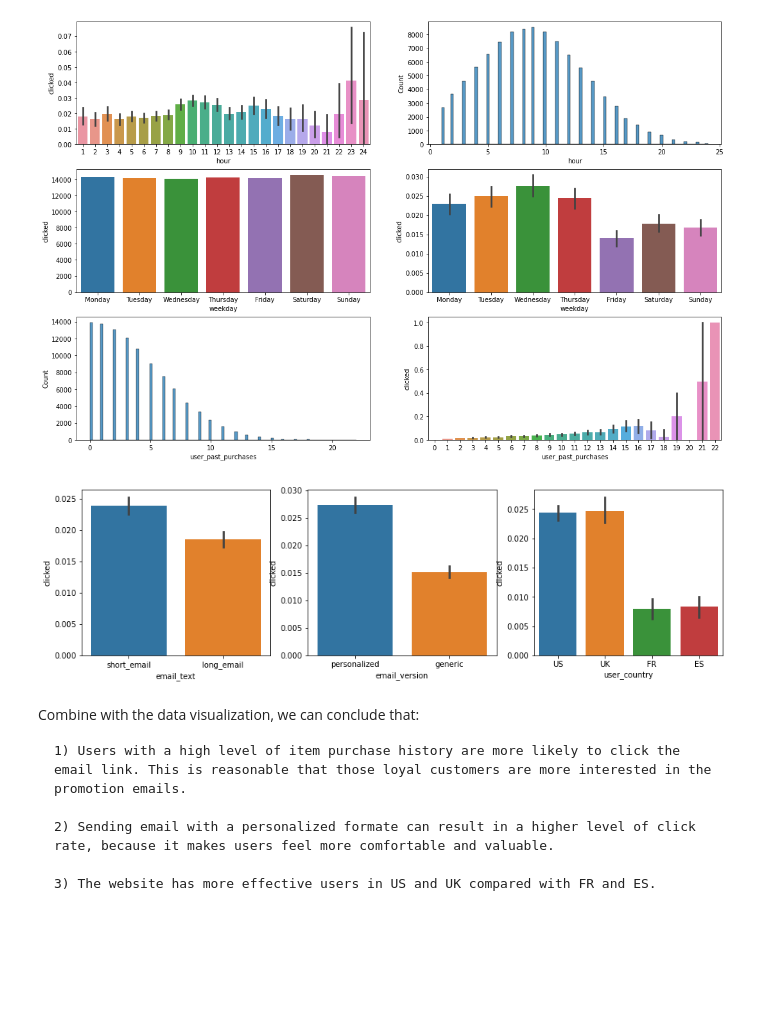
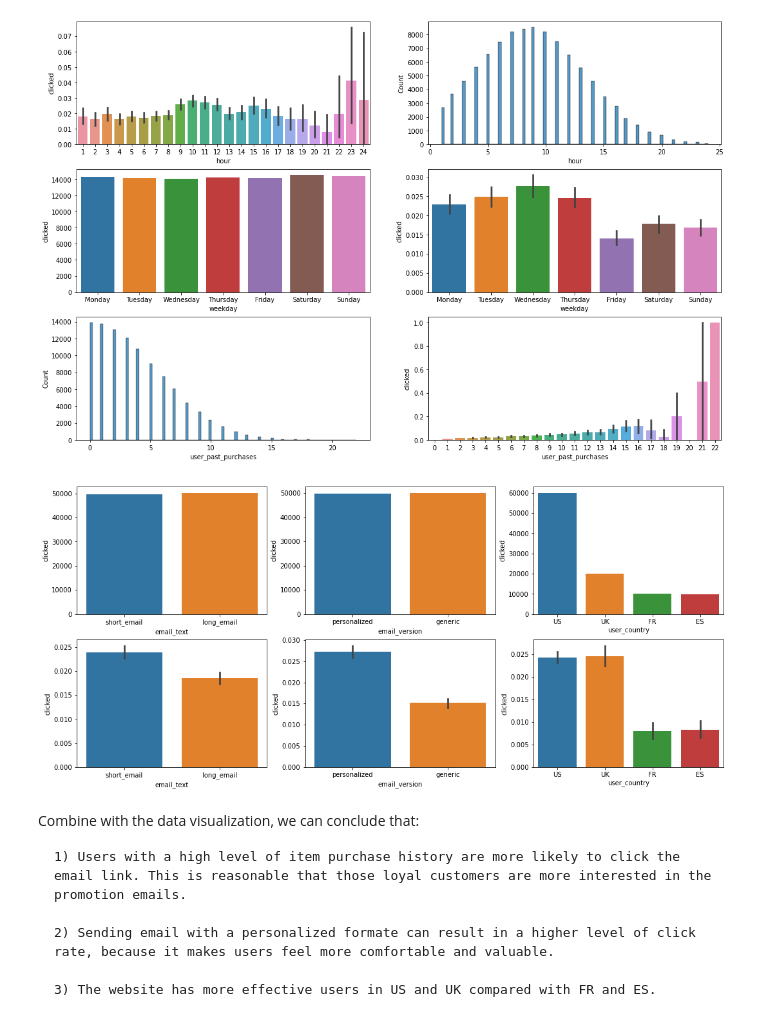
Before and after one commit to chunyanhao/DS_Takehome_Practice, a Jupyter notebook: 7. Marketing Email Campaign.ipynb, the cells around one changed output. Cells and saved outputs as stored; diff of their text form; code cells hidden in the pictures; blank space fills up the shorter version.

```diff
--- a/7. Marketing Email Campaign.ipynb
+++ b/7. Marketing Email Campaign.ipynb
@@ -205,13 +207,16 @@ plt.show()
 # %% [output]
 [figure]
 # %%
-fig, ax = plt.subplots(1, 3, figsize = (15,4))
-sns.barplot(data = data, x = 'email_text', y = 'clicked', estimator = np.mean, ax = ax[0])
-sns.barplot(data = data, x = 'email_version', y = 'clicked', estimator = np.mean, ax = ax[1])
-sns.barplot(data = data, x = 'user_country', y = 'clicked', estimator = np.mean, ax = ax[2])
+fig, ax = plt.subplots(2, 3, figsize = (18,8))
+sns.barplot(data = data, x = 'email_text', y = 'clicked', estimator = len, ax = ax[0][0])
+sns.barplot(data = data, x = 'email_text', y = 'clicked', estimator = np.mean, ax = ax[1][0])
+sns.barplot(data = data, x = 'email_version', y = 'clicked', estimator = len, ax = ax[0][1])
+sns.barplot(data = data, x = 'email_version', y = 'clicked', estimator = np.mean, ax = ax[1][1])
+sns.barplot(data = data, x = 'user_country', y = 'clicked', estimator = len, ax = ax[0][2])
+sns.barplot(data = data, x = 'user_country', y = 'clicked', estimator = np.mean, ax = ax[1][2])
 plt.show()
 # %% [output]
-[figure, old version]
+[figure, new version]
 # %% [markdown]
 Combine with the data visualization, we can conclude that:
 
```
Also changed, not shown: parts of 3 cells of this notebook.
